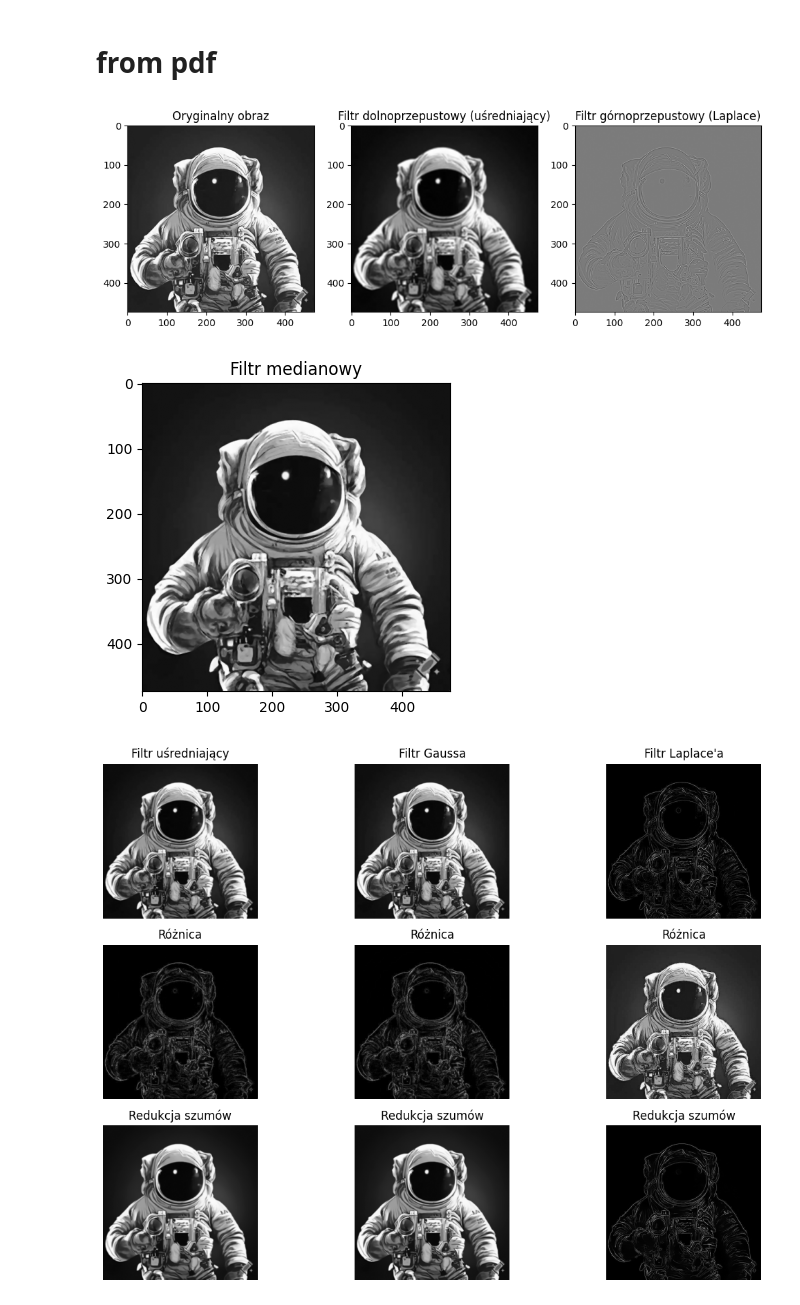
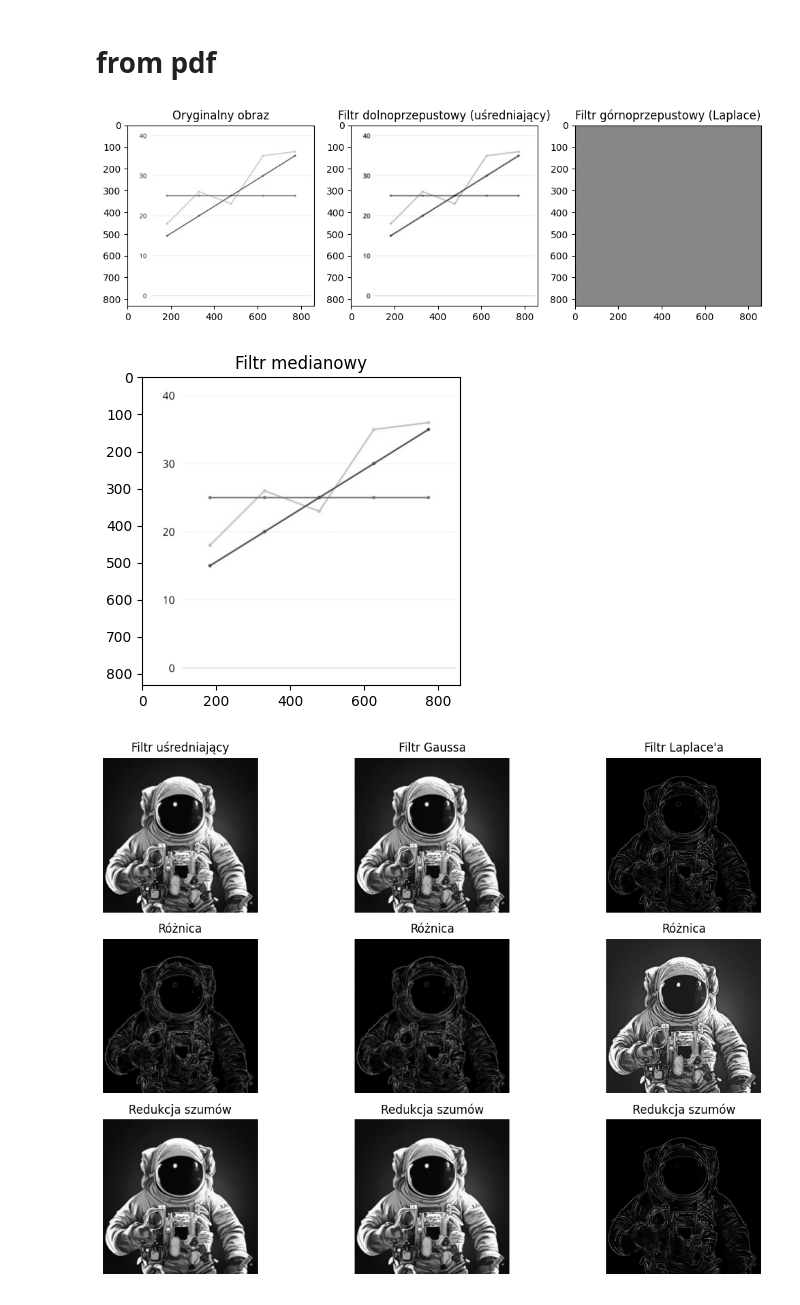
Before and after one commit to hgf700/ImageProcessingLessons, a Jupyter notebook: Lesson2/Lab2_Image_Filtering_RGB.ipynb, the cells around one changed output. Cells and saved outputs as stored; diff of their text form; code cells hidden in the pictures.

```diff
--- a/Lesson2/Lab2_Image_Filtering_RGB.ipynb
+++ b/Lesson2/Lab2_Image_Filtering_RGB.ipynb
@@ -146,37 +146,37 @@ obraz2=r"C:\Users\USER098\Documents\GitHub\ImageProcessingLessons\Photos\2.jpg"
 obraz3=r"C:\Users\USER098\Documents\GitHub\ImageProcessingLessons\Photos\3.jpg"
 obraz4=r"C:\Users\USER098\Documents\GitHub\ImageProcessingLessons\Photos\4.jpg"
 
-obraz=obraz4
+obraz=obraz1
 
 image = cv2.imread(obraz, cv2.IMREAD_GRAYSCALE)  # Wczytaj obraz w odcieniach
 # Filtr dolnoprzepustowy (filtr uśredniający)
 kernel_size = 5  # Rozmiar kernela
 filtered_image_avg = cv2.blur(image, (kernel_size, kernel_size))
 # Filtr górnoprzepustowy (filtr Laplace'a)
 filtered_image_laplace = cv2.Laplacian(image, cv2.CV_64F)
 # Filtr medianowy
 kernel_size_median = 3  # Rozmiar kernela
 filtered_image_median = cv2.medianBlur(image, kernel_size_median)
 # Wyświetl obrazy
 plt.figure(figsize=(12, 4))
 plt.subplot(131)
 plt.imshow(image, cmap='gray')
 plt.title('Oryginalny obraz')
 plt.subplot(132)
 plt.imshow(filtered_image_avg, cmap='gray')
 
 
 plt.title('Filtr dolnoprzepustowy (uśredniający)')
 plt.subplot(133)
 plt.imshow(filtered_image_laplace, cmap='gray')
 plt.title('Filtr górnoprzepustowy (Laplace)')
 plt.figure(figsize=(6, 4))
 plt.imshow(filtered_image_median, cmap='gray')
 plt.title('Filtr medianowy')
 plt.show()
 # %% [output]
-[figure, old version]
+[figure, new version]
-[figure, old version]
+[figure, new version]
 # %%
 import cv2
 import numpy as np
```
Also changed, not shown: parts of 3 cells of this notebook, 1 other file.
